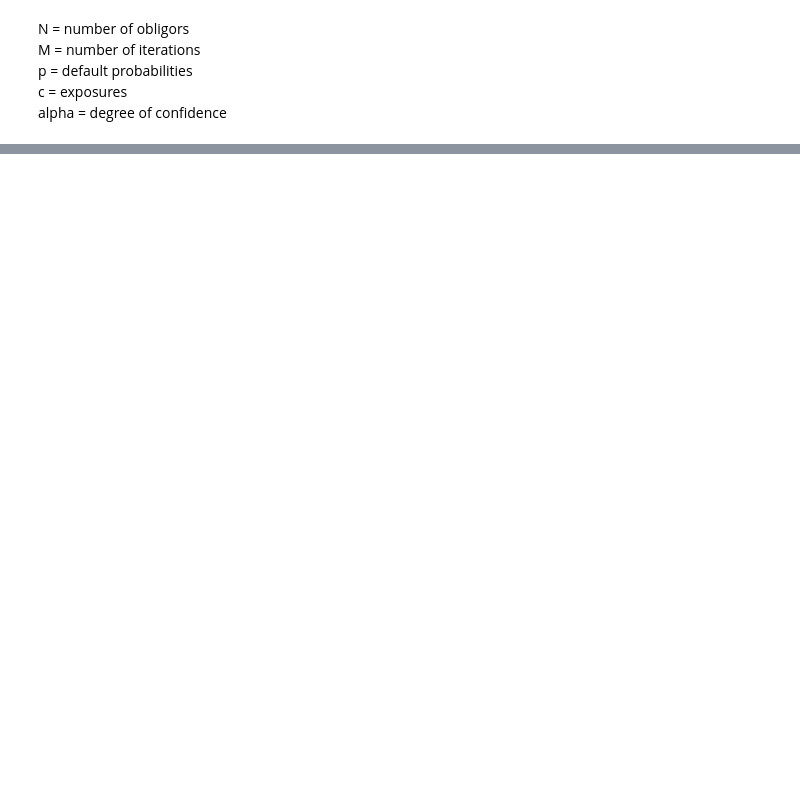
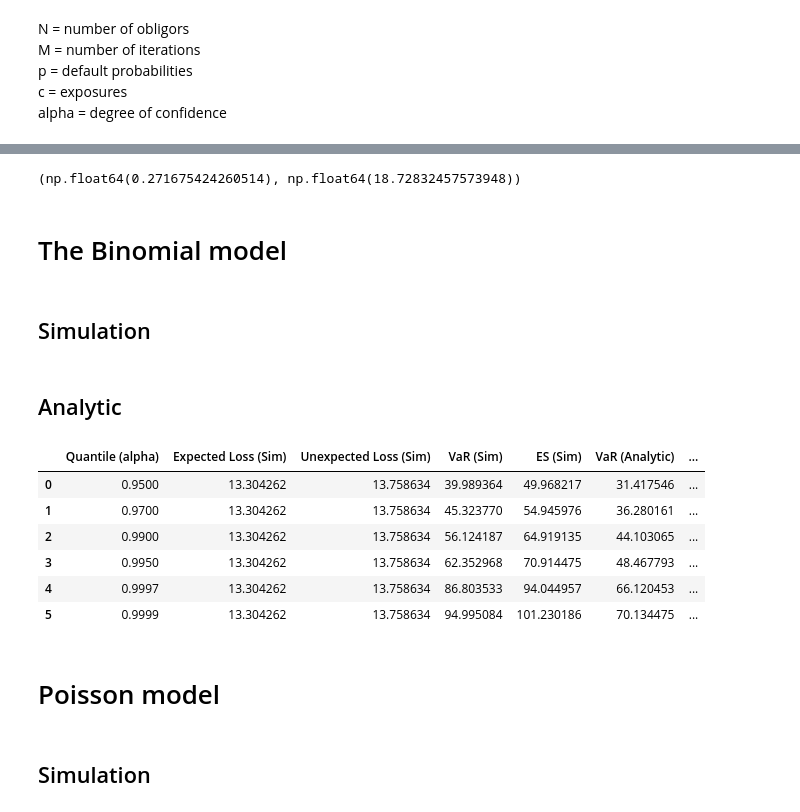
Before and after one commit to KraBence/Temalabor, a Jupyter notebook: Temalabor.ipynb, the cells around one changed output, grey strips where cells are left out. Saved outputs shown, nothing was run; the diff lists cells and outputs as text; code cells hidden in the pictures; blank space fills up the shorter version.

```diff
--- a/Temalabor.ipynb
+++ b/Temalabor.ipynb
@@ -97,3 +102,6 @@ plt.tight_layout()
 plt.show()
 # %% [output]
 [figure]
+# %%
+portfolio_df['Exposure'] = portfolio_df['Exposure'] * (total_portfolio_value / portfolio_df['Exposure'].sum())
+portfolio_df
@@ -105,10 +132,11 @@ c = exposures \
 alpha = degree of confidence
 # %%
 N = 100
-M = 10000
-alpha = [0.95, 0.97,0.99, 0.9950, 0.9997, 0.9998]
+M = 1000000
+alpha = [0.95, 0.97,0.99, 0.9950, 0.9997, 0.9999]
 
 p = portfolio_df['Default_Probability'].values
 c = portfolio_df['Exposure'].values
-p_mean = np.mean(portfolio_df['Default_Probability'])
-c_mean = np.mean(portfolio_df['Exposure'])
+p_mean = np.mean(p)
+c_mean = np.mean(c)
+p_var = np.var(p)
@@ -163,0 +143,41 @@ merged_risk_measures_df
+# %%
+correlation = 0.05
+a, b = f.calibrate_beta_parameters_with_correlation(p_mean, correlation)
+a,b
+# %% [output]
+(np.float64(0.271675424260514), np.float64(18.72832457573948))
+# %%
+results_binomial = pd.DataFrame()
+results_poisson = pd.DataFrame()
+results_beta_binomial = pd.DataFrame()
+results_poisson_gamma = pd.DataFrame()
+# %% [markdown]
+# The Binomial model
+# %% [markdown]
+## Simulation
+# %%
+expected_loss_bin, unexpected_loss_bin, var_bin_sim, es_bin_sim = f.independentBinomialSimulation(N, M, p, c, alpha)
+results_binomial['Quantile (alpha)'] = alpha
+results_binomial['Expected Loss (Sim)'] = [expected_loss_bin] * len(alpha)
+results_binomial['Unexpected Loss (Sim)'] = [unexpected_loss_bin] * len(alpha)
+results_binomial['VaR (Sim)'] = var_bin_sim
+results_binomial['ES (Sim)'] = es_bin_sim
+# %% [markdown]
+## Analytic
+# %%
+pmfBinomial, cdfBinomial, var_bin_analytic, es_bin_analytic = f.independentBinomialAnalytic(N, p_mean, c_mean, alpha)
+results_binomial['VaR (Analytic)'] = var_bin_analytic
+results_binomial['ES (Analytic)'] = es_bin_analytic
+results_binomial
+# %% [output]
+|  | Quantile (alpha) | Expected Loss (Sim) | Unexpected Loss (Sim) | VaR (Sim) | ES (Sim) | VaR (Analytic) | ... |
+| 0 | 0.9500 | 13.304262 | 13.758634 | 39.989364 | 49.968217 | 31.417546 | ... |
+| 1 | 0.9700 | 13.304262 | 13.758634 | 45.323770 | 54.945976 | 36.280161 | ... |
+| 2 | 0.9900 | 13.304262 | 13.758634 | 56.124187 | 64.919135 | 44.103065 | ... |
+| 3 | 0.9950 | 13.304262 | 13.758634 | 62.352968 | 70.914475 | 48.467793 | ... |
+| 4 | 0.9997 | 13.304262 | 13.758634 | 86.803533 | 94.044957 | 66.120453 | ... |
+| 5 | 0.9999 | 13.304262 | 13.758634 | 94.995084 | 101.230186 | 70.134475 | ... |
+# %% [markdown]
+# Poisson model
+# %% [markdown]
+## Simulation
```
Also changed, not shown: parts of 22 cells of this notebook, 1 other file.
